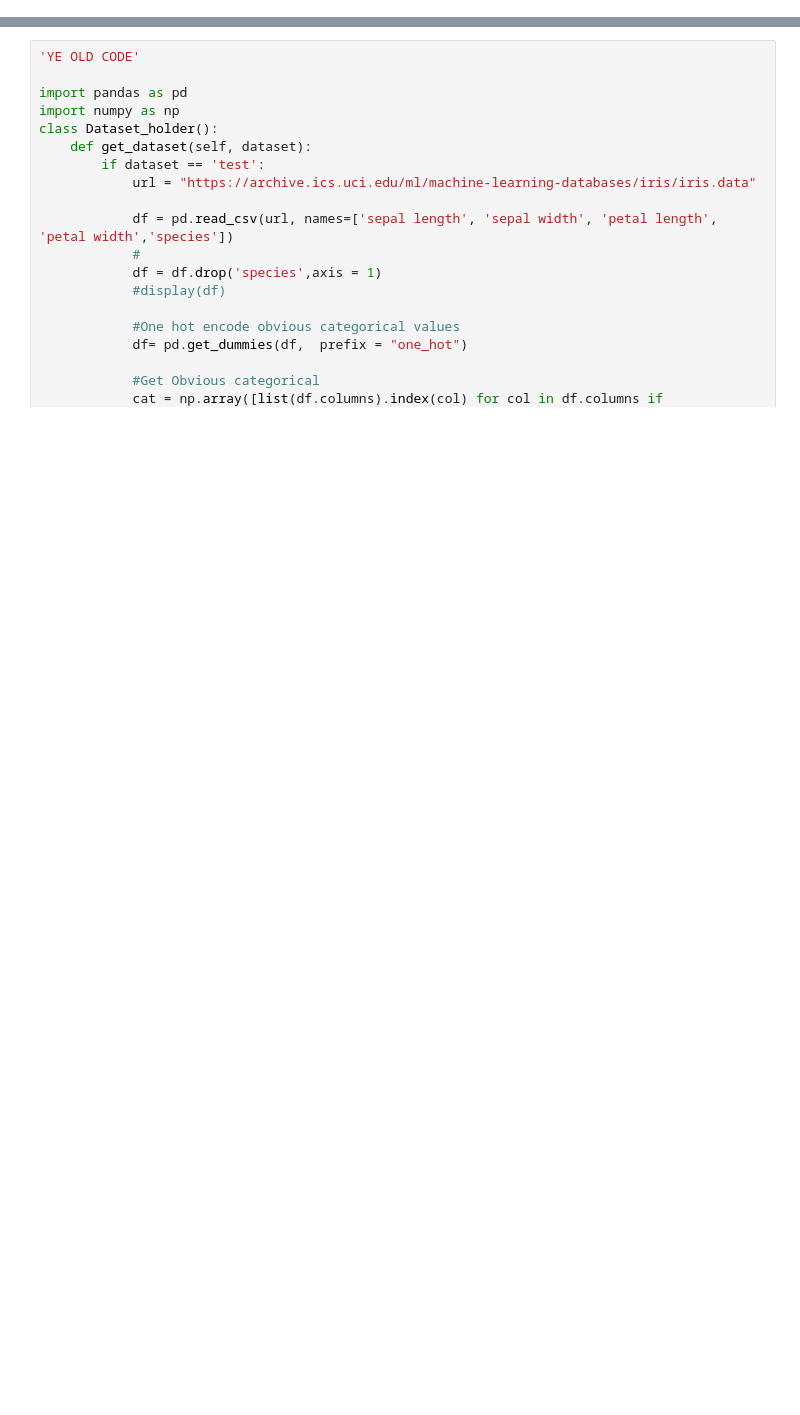
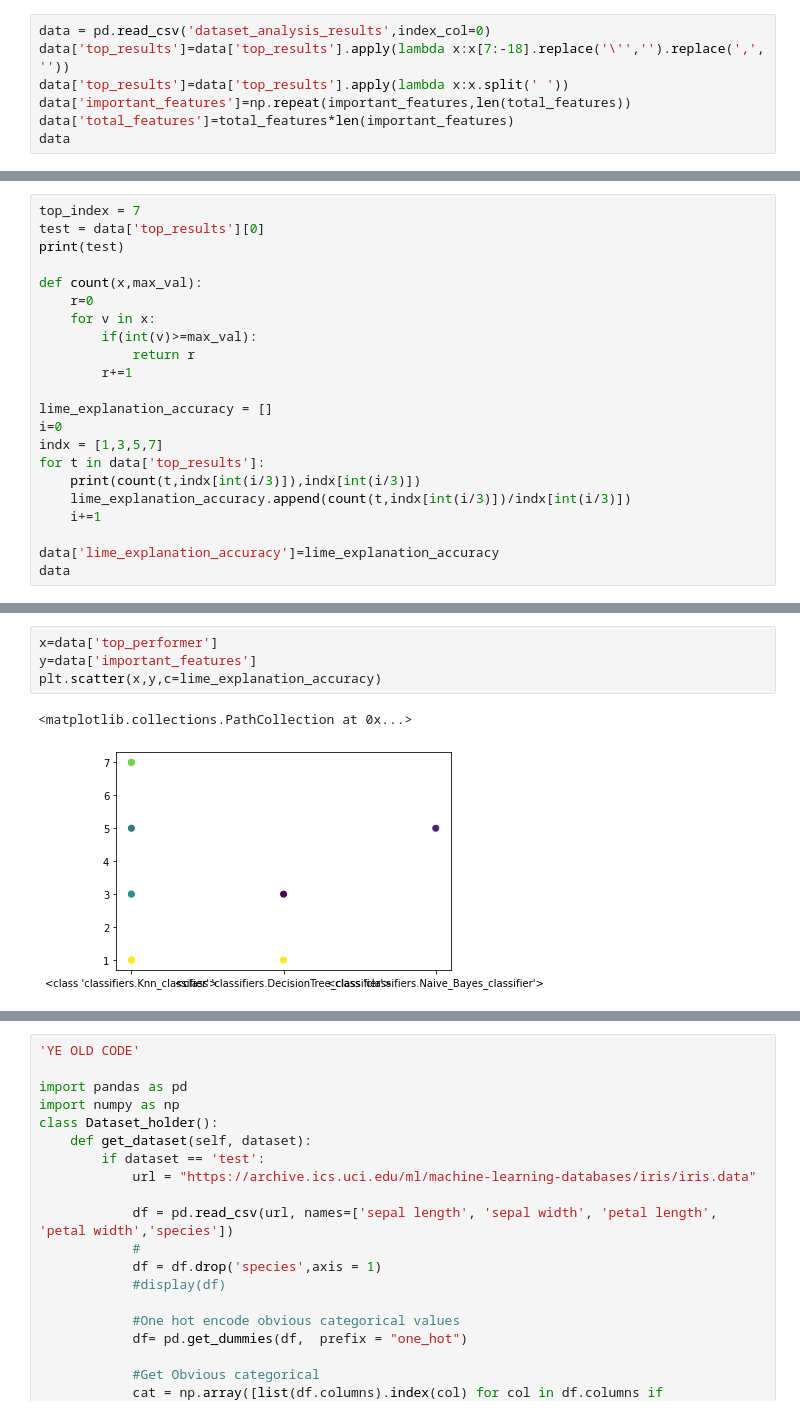
Before and after one commit to CristianLeoni/Master_thesis, a Jupyter notebook: dataset_exploration.ipynb, the cells around one changed output, grey strips where cells are left out. Cells and saved outputs as stored; diff of their text form; blank space fills up the shorter version.

```diff
--- a/dataset_exploration.ipynb
+++ b/dataset_exploration.ipynb
@@ -75,0 +173,7 @@ for feature in data.columns:
+# %%
+data = pd.read_csv('dataset_analysis_results',index_col=0)
+data['top_results']=data['top_results'].apply(lambda x:x[7:-18].replace('\'','').replace(',', ''))
+data['top_results']=data['top_results'].apply(lambda x:x.split(' '))
+data['important_features']=np.repeat(important_features,len(total_features))
+data['total_features']=total_features*len(important_features)
+data
@@ -75,0 +194,22 @@ for feature in data.columns:
+# %%
+top_index = 7
+test = data['top_results'][0]
+print(test)
+
+def count(x,max_val):
+    r=0
+    for v in x:
+        if(int(v)>=max_val):
+            return r
+        r+=1
+
+lime_explanation_accuracy = []
+i=0
+indx = [1,3,5,7]
+for t in data['top_results']:
+    print(count(t,indx[int(i/3)]),indx[int(i/3)])
+    lime_explanation_accuracy.append(count(t,indx[int(i/3)])/indx[int(i/3)])
+    i+=1
+
+data['lime_explanation_accuracy']=lime_explanation_accuracy
+data
@@ -75,0 +243,7 @@ for feature in data.columns:
+# %%
+x=data['top_performer']
+y=data['important_features']
+plt.scatter(x,y,c=lime_explanation_accuracy)
+# %% [output]
+<matplotlib.collections.PathCollection at 0x...>
+[figure, added]
```
Also changed, not shown: parts of 27 cells of this notebook, 43 other files.
